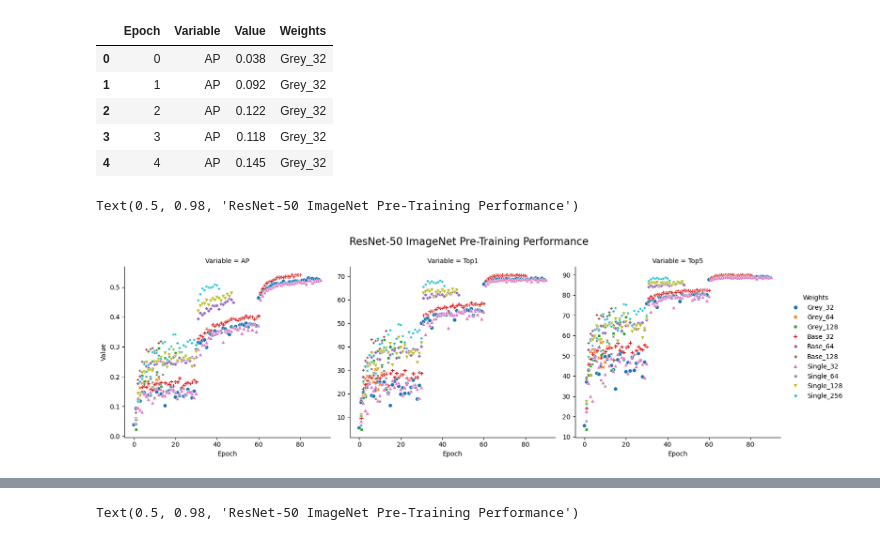
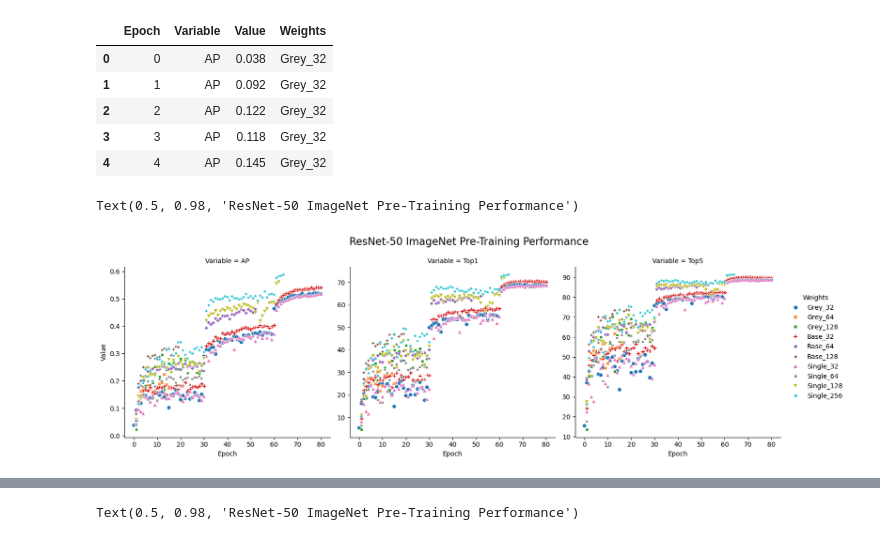
Before and after one commit to sophie-haynes/pytrain_imagenet, a Jupyter notebook: Viz_PreTrain_Metrics.ipynb, the cells around one changed output, grey strips where cells are left out. Drawn from its saved outputs; the diff is of its cells as text; code cells hidden in the pictures.

Commit message:
Update Metric Plots

```diff
--- a/Viz_PreTrain_Metrics.ipynb
+++ b/Viz_PreTrain_Metrics.ipynb
@@ -112,32 +112,32 @@ long_results.head()
 #     "Base_128" : "^",
 #     "Single_128" : "^",
 
 #     "Single_256" : "*",
 # }
 
 # colours_dict = {
 #     "Grey_32" : "#0535A7",#"navy",
 #     "Base_32" : "#6C0E4B",#"darkgreen",
 #     "Single_32" :"#1D5F2E" ,#"maroon",
 
 #     "Grey_64" : "#325CBF",#"blue",
 #     "Base_64" : "#C51D8A",#"limegreen",
 #     "Single_64" : "#00A028",#"red",
 
 #     "Grey_128" : "#5683EA",#"royalblue",
 #     "Base_128" : "#FF77D0",#"lightgreen",
 #     "Single_128" : "#36DE60",#"indianred",
 
 #     "Single_256" : "#77FF99"# "redcoral",
 # }
 
 # metricplot = sns.relplot(data=long_results[long_results["Epoch"]<=90], x="Epoch", y="Value", hue="Weights", col = "Variable", \
 #                          facet_kws={'sharey': False, 'sharex': True}, kind="scatter", style="Weights", markers=marker_dict, palette= colours_dict)#)
 
-metricplot = sns.relplot(data=long_results[long_results["Epoch"]<=90], x="Epoch", y="Value", hue="Weights", col = "Variable", \
+metricplot = sns.relplot(data=long_results[long_results["Epoch"]<=80], x="Epoch", y="Value", hue="Weights", col = "Variable", \
                          facet_kws={'sharey': False, 'sharex': True}, kind="scatter", style="Weights")
 metricplot.fig.subplots_adjust(top=.85)
 metricplot.fig.suptitle('ResNet-50 ImageNet Pre-Training Performance', fontsize=16,)# weight='bold')
 # %% [output]
 Text(0.5, 0.98, 'ResNet-50 ImageNet Pre-Training Performance')
-[figure, old version]
+[figure, new version]
```
Also changed, not shown: parts of 11 cells of this notebook.
